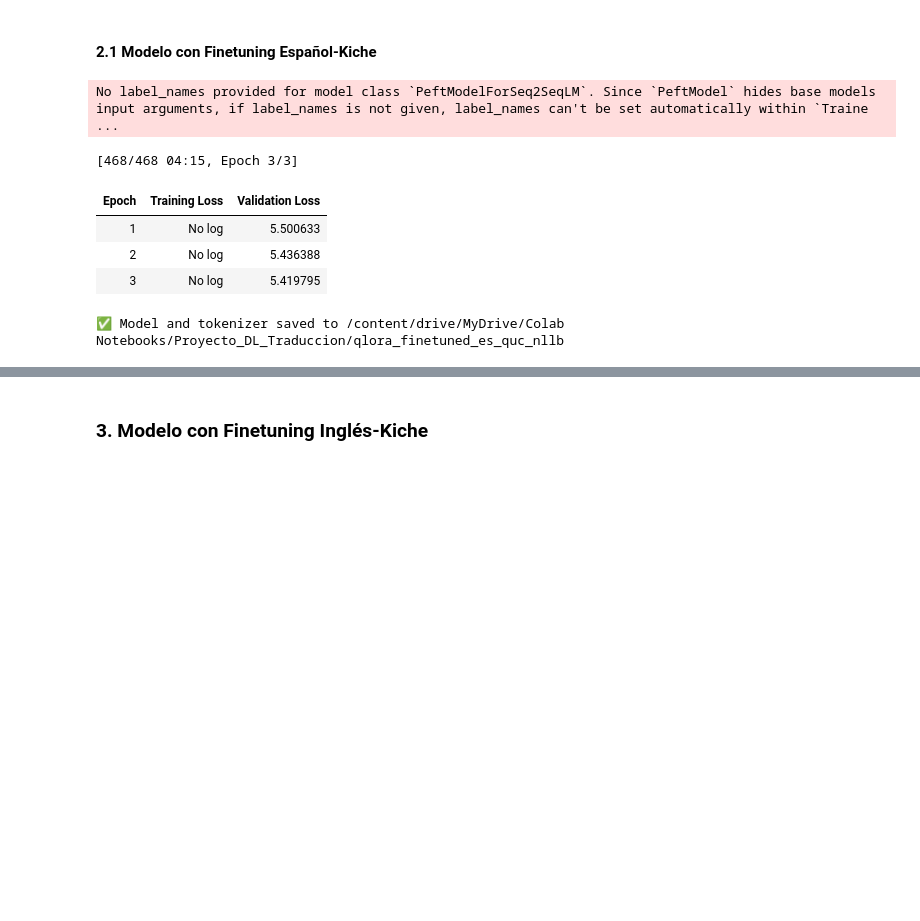
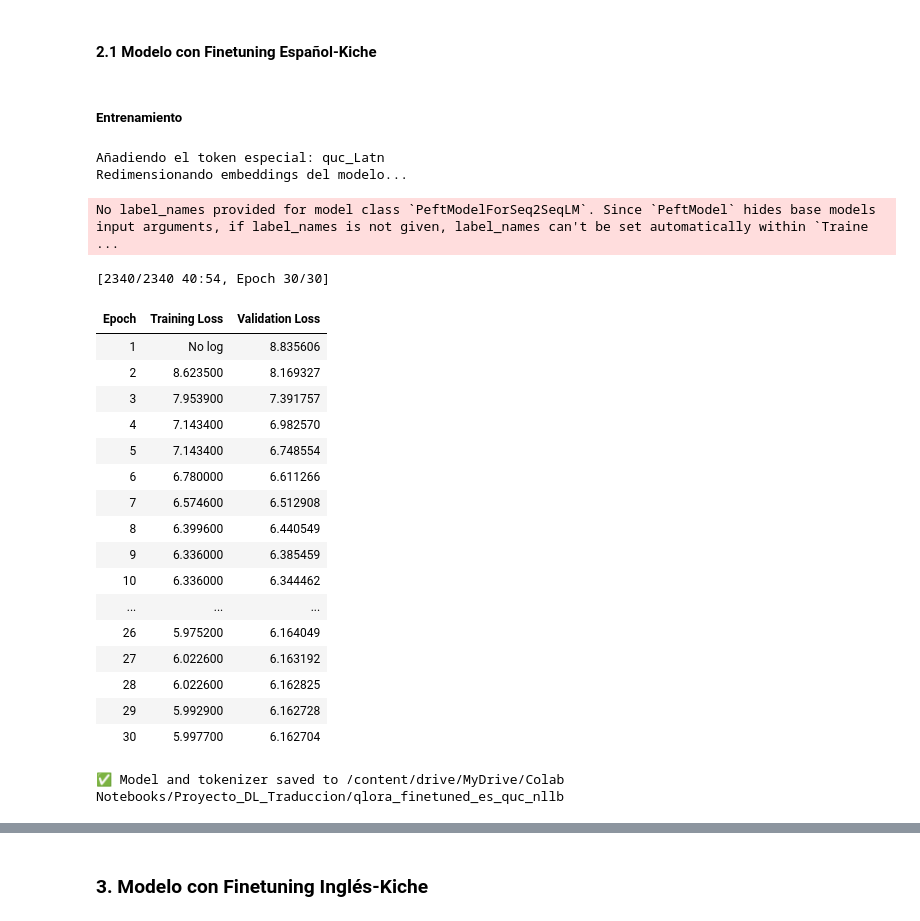
Before and after one commit to gaboaurora/Low-Resource-Translation, a Jupyter notebook: ingles_kiche.ipynb, the cells around one changed output, grey strips where cells are left out. Cells and saved outputs as stored; diff of their text form; code cells hidden in the pictures; blank space fills up the shorter version.

```diff
--- a/ingles_kiche.ipynb
+++ b/ingles_kiche.ipynb
@@ -144,0 +651,3 @@ Resolving deltas: 100% (22/22), done.
+# %%
+es_quc_dataset = cleaned_es_quc_dataset
+en_quc_dataset = cleaned_en_quc_dataset
@@ -235,9 +786,16 @@ forced_bos_id = zeroshot_tokenizer.convert_tokens_to_ids("quc_Latn")
 Aquí entrenamos un modelo para que sea un experto en una tarea específica: Español -> K'iche'. Este modelo se usará después como una pieza en el experimento del pipeline.
 # %% [markdown]
 #### 2.1 Modelo con Finetuning Español-Kiche
+# %% [markdown]
+##### Entrenamiento
 # %%
 model_name = "facebook/nllb-200-distilled-600M"
+es_quc_dataset = dataset_invertido
 finetune_tokenizer = AutoTokenizer.from_pretrained(model_name, use_fast=True)
+
+# 1. Añadir el token especial al tokenizador
+print(f"Añadiendo el token especial: {TARGET_LANG_CODE}")
+finetune_tokenizer.add_special_tokens({'additional_special_tokens': [TARGET_LANG_CODE]})
 
 
 bnb_config = BitsAndBytesConfig(
@@ -254,6 +812,10 @@ finetune_model = AutoModelForSeq2SeqLM.from_pretrained(
     device_map="auto"
 )
 
+# 2. Redimensionar los embeddings del modelo
+print("Redimensionando embeddings del modelo...")
+finetune_model.resize_token_embeddings(len(finetune_tokenizer))
+
 # Configurar LoRA
 lora_config = LoraConfig(
     r=8,
@@ -266,6 +828,9 @@ lora_config = LoraConfig(
 
 # Aplicar QLoRA
 finetune_model = get_peft_model(finetune_model, lora_config)
+# %% [output]
+Añadiendo el token especial: quc_Latn
+Redimensionando embeddings del modelo...
 # %%
 def preprocess_function(examples):
     max_length = 128
@@ -282,42 +847,59 @@ tokenized_test = es_quc_dataset["test"].map(preprocess_function, batched=True)
 # %%
 training_args = TrainingArguments(
     output_dir="./qlora_finetuned_qum_nllb",
-    per_device_train_batch_size=4,
-    per_device_eval_batch_size=4,
-    num_train_epochs=3,
-    learning_rate=2e-4,
+    per_device_train_batch_size=8,
+    per_device_eval_batch_size=8,
+    num_train_epochs=60,
+    lr_scheduler_type="cosine",
+    weight_decay=0.01,
+    learning_rate=5e-5,
+    logging_steps=100,
     eval_strategy="epoch",
     save_strategy="epoch",
     logging_dir="./logs_qlora",
     save_total_limit=2,
     bf16=False,
     fp16=True,
     report_to="none"
 )
+
 
 trainer = Trainer(
     model=finetune_model,
     args=training_args,
     train_dataset=tokenized_train,
     eval_dataset=tokenized_test,
     tokenizer=finetune_tokenizer,
 )
 
 trainer.train()
 
 # Define the save path
 save_path = f"{DRIVE_PATH}/qlora_finetuned_es_quc_nllb"
 
 # Save the model and tokenizer to the specified path
 finetune_model.save_pretrained(save_path)
 finetune_tokenizer.save_pretrained(save_path)
 
 print(f"✅ Model and tokenizer saved to {save_path}")
 # %% [output]
 No label_names provided for model class `PeftModelForSeq2SeqLM`. Since `PeftModel` hides base models input arguments, if label_names is not given, label_names can't be set automatically within `Traine ...
-[468/468 04:15, Epoch 3/3]
+[2340/2340 40:54, Epoch 30/30]
 | Epoch | Training Loss | Validation Loss |
-| 1 | No log | 5.500633 |
-| 2 | No log | 5.436388 |
-| 3 | No log | 5.419795 |
+| 1 | No log | 8.835606 |
+| 2 | 8.623500 | 8.169327 |
+| 3 | 7.953900 | 7.391757 |
+| 4 | 7.143400 | 6.982570 |
+| 5 | 7.143400 | 6.748554 |
+| 6 | 6.780000 | 6.611266 |
+| 7 | 6.574600 | 6.512908 |
+| 8 | 6.399600 | 6.440549 |
+| 9 | 6.336000 | 6.385459 |
+| 10 | 6.336000 | 6.344462 |
+| ... | ... | ... |
+| 26 | 5.975200 | 6.164049 |
+| 27 | 6.022600 | 6.163192 |
+| 28 | 6.022600 | 6.162825 |
+| 29 | 5.992900 | 6.162728 |
+| 30 | 5.997700 | 6.162704 |
 ✅ Model and tokenizer saved to /content/drive/MyDrive/Colab Notebooks/Proyecto_DL_Traduccion/qlora_finetuned_es_quc_nllb
```
Also changed, not shown: parts of 63 cells of this notebook.
